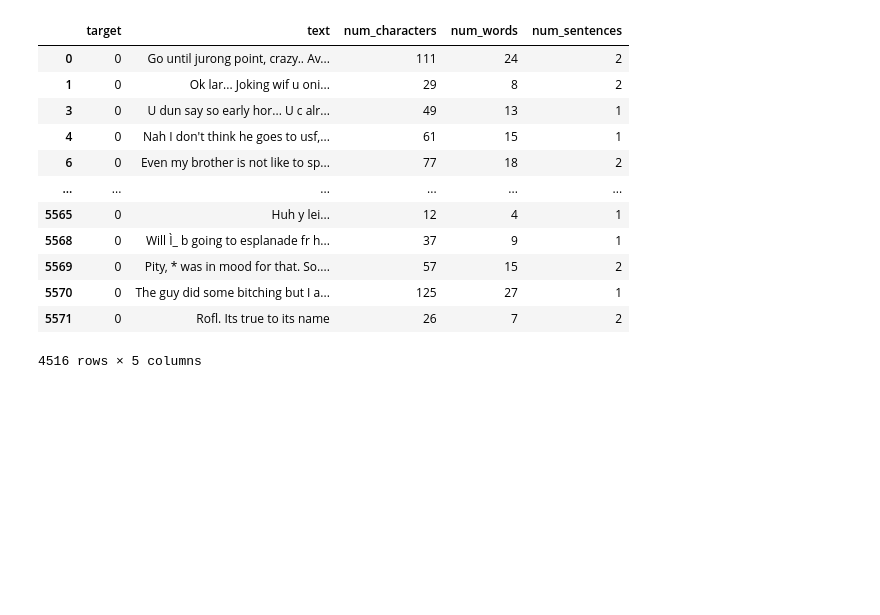
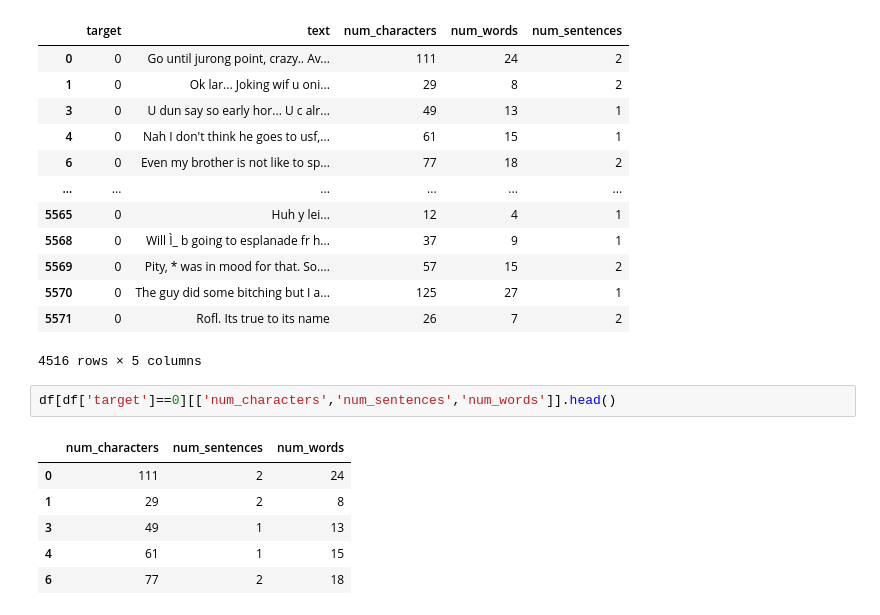
Before and after one commit to Haidermb/Email-Spam-classifier, a Jupyter notebook: Spam_Classifier.ipynb, the cells around one changed output. Cells and saved outputs as stored; diff of their text form; blank space fills up the shorter version.

```diff
--- a/Spam_Classifier.ipynb
+++ b/Spam_Classifier.ipynb
@@ -203,3 +203,12 @@ df[df['target'] == 0]
 | 5570 | 0 | The guy did some bitching but I a... | 125 | 27 | 1 |
 | 5571 | 0 | Rofl. Its true to its name | 26 | 7 | 2 |
 4516 rows × 5 columns
+# %%
+df[df['target']==0][['num_characters','num_sentences','num_words']].head()
+# %% [output]
+|  | num_characters | num_sentences | num_words |
+| 0 | 111 | 2 | 24 |
+| 1 | 29 | 2 | 8 |
+| 3 | 49 | 1 | 13 |
+| 4 | 61 | 1 | 15 |
+| 6 | 77 | 2 | 18 |
```
Also changed, not shown: parts of 2 cells of this notebook.
